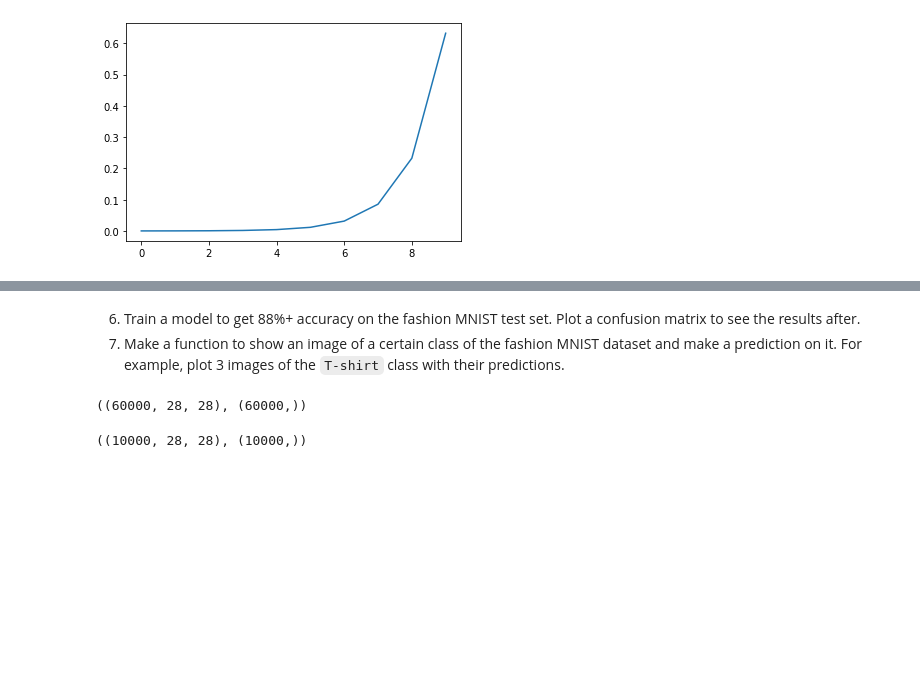
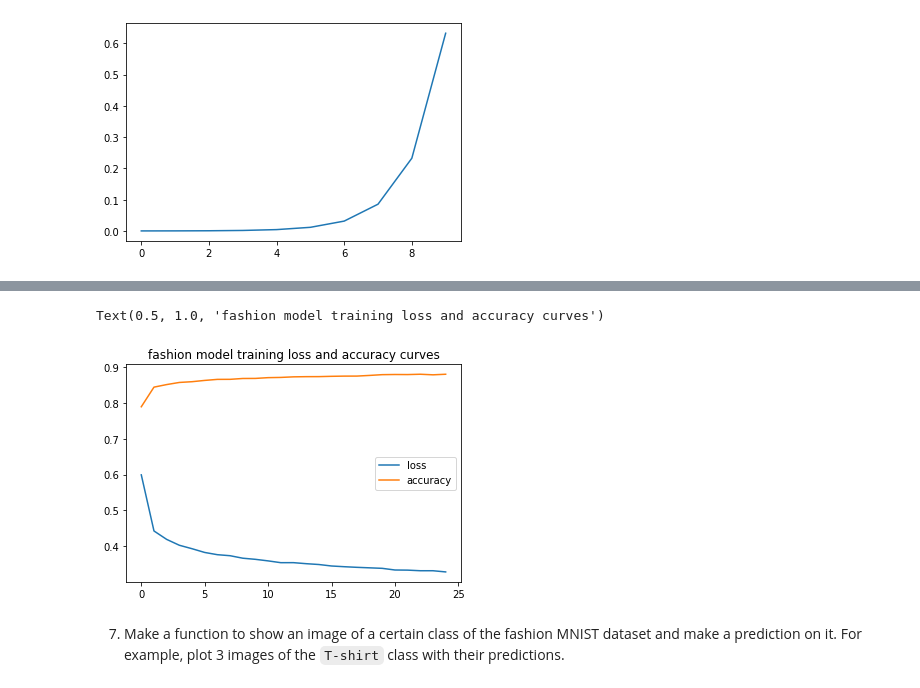
Before and after one commit to El-Nico/tensorflow-notes, a Jupyter notebook: classification_exercises.ipynb, the cells around one changed output, grey strips where cells are left out. Saved outputs shown, nothing was run; the diff lists cells and outputs as text; code cells hidden in the pictures; blank space fills up the shorter version.

```diff
--- a/classification_exercises.ipynb
+++ b/classification_exercises.ipynb
@@ -436,0 +509,21 @@ plt.plot(softmax(rand_t))
+# %%
+#construct model
+fashion_non_normal=tf.keras.Sequential([
+                tf.keras.layers.Flatten(input_shape=(28,28)),
+                tf.keras.layers.Dense(16, activation="relu"),
+                tf.keras.layers.Dense(8, activation="relu"),
+                tf.keras.layers.Dense(10, activation="softmax")
+])
+
+#compile the model
+fashion_non_normal.compile(
+    loss=tf.keras.losses.sparse_categorical_crossentropy,
+    optimizer=tf.keras.optimizers.Adam(learning_rate=0.003),
+    metrics=["accuracy"]
+)
+
+#creating a learning rate scheduler callback
+#lr_scheduler = tf.keras.callbacks.LearningRateScheduler(lambda epoch: 1e-4 * 10**(epoch/20))# traverse a set of learning rates strating from 1e-4, increasing by 10**(epoch/20) every epoch
+
+#fit the model for 100 epochs
+history=fashion_non_normal.fit(train_images, train_labels, epochs=25, validation_data=(test_images, test_labels))
@@ -436,0 +548,4 @@ plt.plot(softmax(rand_t))
+# %%
+acc_loss=pd.DataFrame(history.history)
+acc_loss=acc_loss.drop(['val_loss', 'val_accuracy'], axis=1)
+acc_loss
@@ -437,3 +570,8 @@ plt.plot(softmax(rand_t))
+# %%
+acc_loss.plot()
+plt.title("fashion model training loss and accuracy curves")
+# %% [output]
+Text(0.5, 1.0, 'fashion model training loss and accuracy curves')
+[figure, added]
 # %% [markdown]
-6. Train a model to get 88%+ accuracy on the fashion MNIST test set. Plot a confusion matrix to see the results after.
 7. Make a function to show an image of a certain class of the fashion MNIST dataset and make a prediction on it. For example, plot 3 images of the `T-shirt` class with their predictions.
@@ -445,8 +577,0 @@ from tensorflow.keras.datasets import fashion_mnist
-# %%
-train_images.shape, train_labels.shape
-# %% [output]
-((60000, 28, 28), (60000,))
-# %%
-test_images.shape, test_labels.shape
-# %% [output]
-((10000, 28, 28), (10000,))
```
Also changed, not shown: parts of 26 cells of this notebook.
